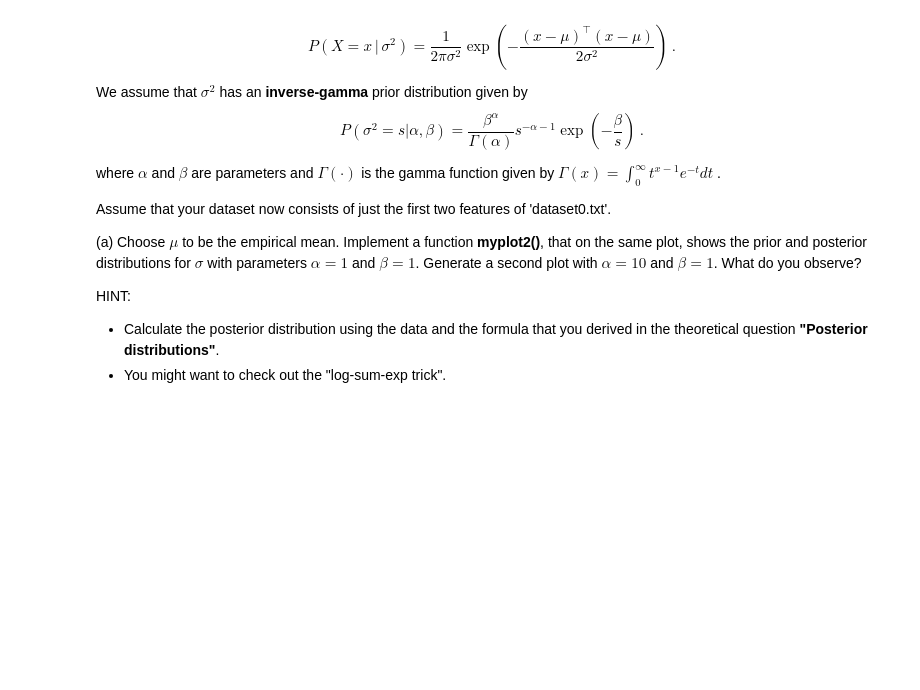
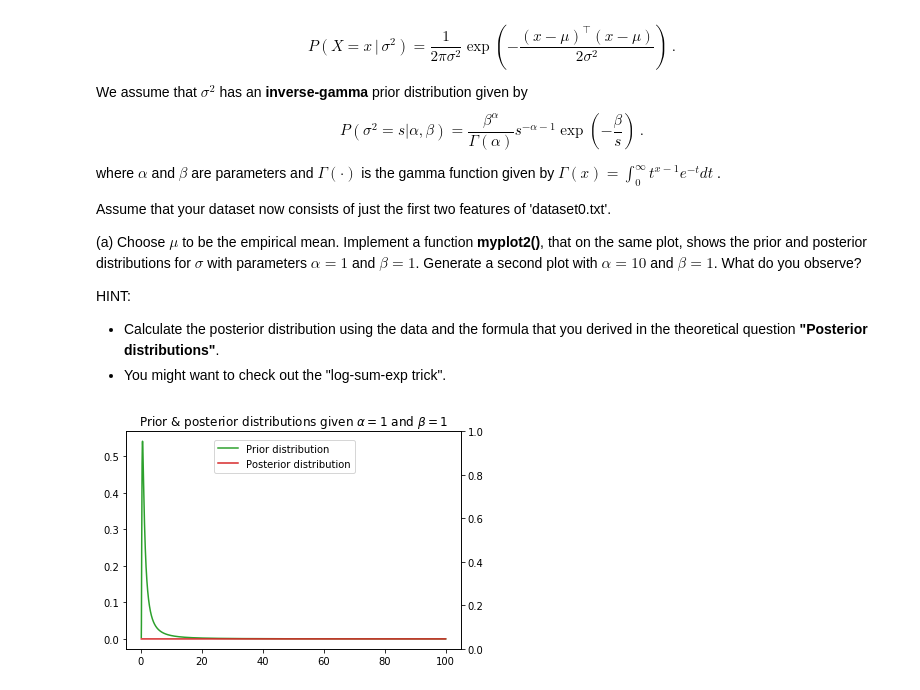
Before and after one commit to Tbbas/TDA231, a Jupyter notebook: hw1.ipynb, the cells around one changed output. Cells and saved outputs as stored; diff of their text form; code cells hidden in the pictures; blank space fills up the shorter version.

```diff
--- a/hw1.ipynb
+++ b/hw1.ipynb
@@ -232,0 +228,80 @@ HINT:
+# %%
+import numpy as np
+import matplotlib.pyplot as plt
+from scipy import special as sp
+import sklearn.preprocessing as pre
+
+# Generates an approximation for mu and sigma
+def sge(X):
+    mu = 0
+    sigma = 0
+
+    # Sum all points together and divide by number of points to get the mean
+    for i in X:
+        mu += np.divide(i,len(X))
+
+    # Normalize the data, i.e. subtract the mean
+    normalized = np.subtract(X,mu)
+    # Calculate sigma by dot product and division by number of points
+    for i in normalized:
+        sigma += i.dot(i.T)
+    sigma = np.sqrt(sigma/len(X))
+    return mu,sigma
+
+# Draw a plot for the prior and posterior distributions of X given alpha and beta
+def myplot2(X,alpha,beta):
+    # Start of space to calculate the prior and posterior
+    ssqStart = 0.1
+    # end of space
+    ssqEnd = 100
+    mu,_ = sge(X)
+    # Generate the space, with 10000 steps
+    linspace = np.linspace(ssqStart,ssqEnd,10000)
+    # Pre gamma distribution
+    preDist = inverseGamma(linspace,alpha,beta)
+    #Post gamma
+    postDist = posterior(X,alpha,beta,linspace,mu)
+
+    # Draw the prior in green
+    fig,ax1 = plt.subplots()
+    c1 = 'tab:green'
+    ax1.plot(linspace,preDist,color=c1,label='Prior distribution')
+
+    # Second axis on the same x-axis
+    ax2 = ax1.twinx()
+
+    c2 = 'tab:red'
+    ax1.plot(linspace,postDist,color=c2,label='Posterior distribution')
+    plt.title('Prior & posterior distributions given $\\alpha={}$ and $\\beta={}$'.format(alpha,beta))
+    fig.legend(loc=[0.3,0.75])
+    plt.show()
+
+
+
+# Calculate the beta function for the given space and alpha and beta
+def inverseGamma(sigsq,alpha,beta):
+    return (beta**alpha)/sp.gamma(alpha) * sigsq**(-alpha-1)*np.exp(-beta/sigsq)
+
+# Derive posterior
+def posterior(data,alpha,beta,sigsq,mu):
+    alpha1 = alpha + 1
+    beta1 = betaSum(beta,data,mu)
+    return inverseGamma(sigsq,alpha1,beta1)
+
+# Calculate b1
+def betaSum(beta0,X,mu):
+    m = np.subtract(X,mu)
+    newData = 0
+
+    for i in X:
+        newData += i.dot(i.T)
+
+    return beta0 + ((1/2) * newData)
+
+data = (np.loadtxt('dataset0.txt'))[:,[0,1]]
+
+
+myplot2(data,1,1)
+myplot2(data,10,1)
+# %% [output]
+[figure, added]
```
Also changed, not shown: parts of 4 cells of this notebook.
